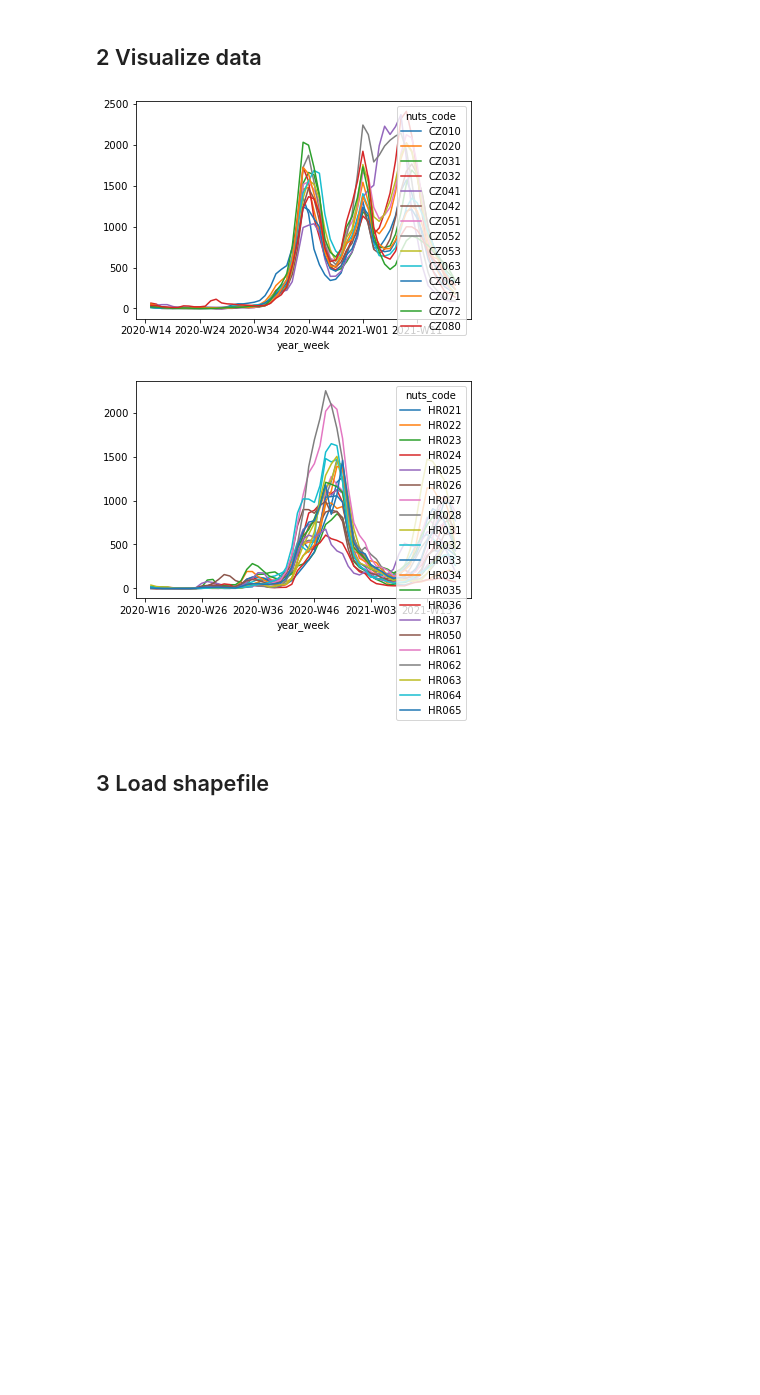
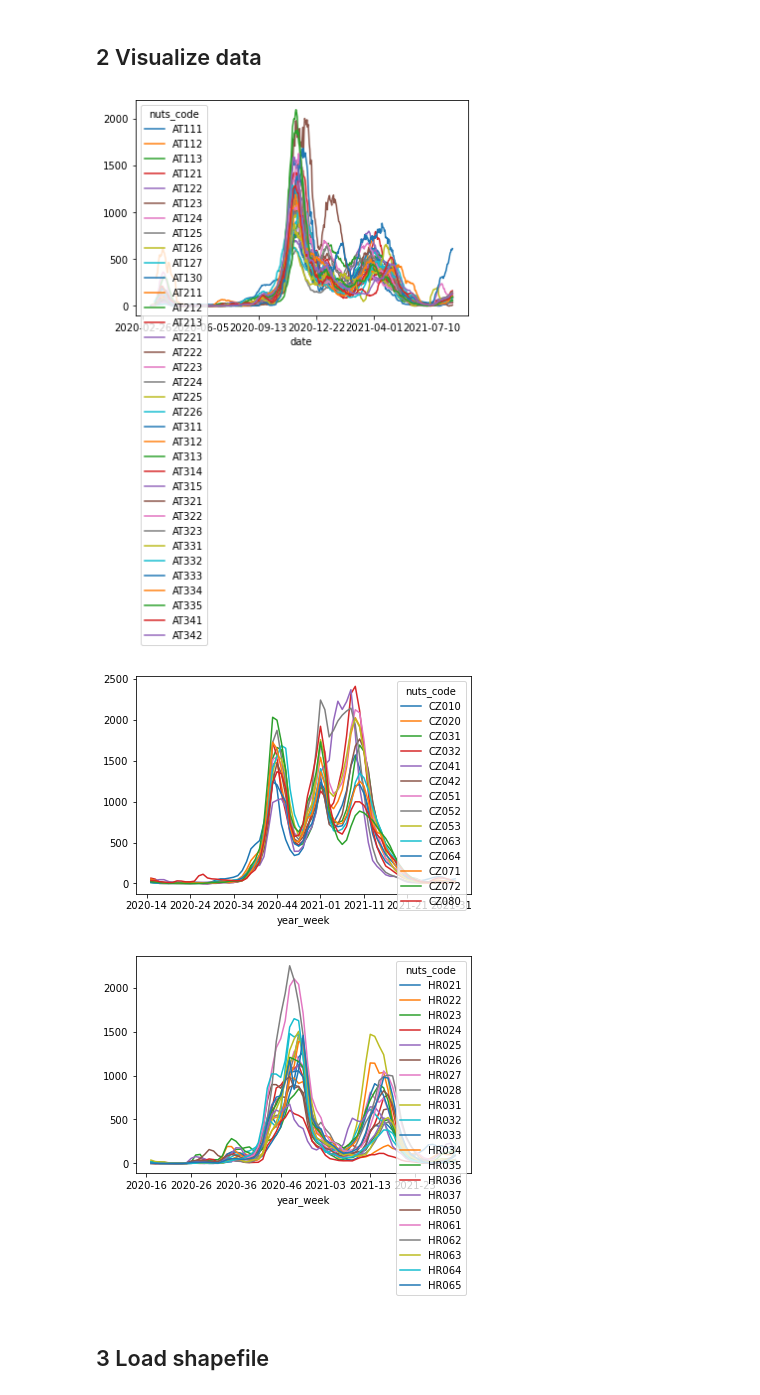
Before and after one commit to ProvaznikJan/CovidProject, a Jupyter notebook: Data interpreter.ipynb, the cells around one changed output. Cells and saved outputs as stored; diff of their text form; code cells hidden in the pictures; blank space fills up the shorter version.

```diff
--- a/Data interpreter.ipynb
+++ b/Data interpreter.ipynb
@@ -7,2 +13,11 @@
+# %%
+class Country:
+
+    def __init__(self, name, df):
+        self.name = name
+        self.df = df
+
+    def plot(self):
+        self.df.plot()
 # %% [markdown]
 ## 1 Load data
@@ -10,8 +24,7 @@ https://opendata.ecdc.europa.eu/covid19/subnationalcaseweekly/csv
 # %%
-# Load Data
-import pandas as pd
+# Load the weekly data
 url ="https://opendata.ecdc.europa.eu/covid19/subnationalcaseweekly/csv"
-df = pd.read_csv(url, sep=',')
+weekly = pd.read_csv(url, sep=',')
 
-# Load the daily data too:
-daily = pd.read_csv('C:/Users/jenda/Documents/B Škola/Semestr 12/IES Data Processing/data.csv')
+# Load the daily data from downloaded file
+daily = pd.read_csv("covid_daily_data.csv", sep=',')
@@ -18,22 +47,37 @@ daily = pd.read_csv('C:/Users/jenda/Documents/B Škola/Semestr 12/IES Data Proce
 # %% [markdown]
 ## 2 Visualize data
-# %%
-# slice data from Czech regions as an example
-df_cz = df.loc[df['country'] == 'Czechia']
-df_cz = df_cz.pivot(index='year_week', columns='nuts_code', values='rate_14_day_per_100k')
-df_cz.plot()
-
-
-# create a function that inputs country name and outputs this graphic
-def country_plot(country):
-    df_country= df.loc[df['country'] == country]
-    df_country = df_country.pivot(index='year_week', columns='nuts_code', values='rate_14_day_per_100k')
-    df_country.plot()
-
-country_plot('Croatia')
-# %% [output]
-[figure, removed]
-[figure, removed]
+# %%
+# Slice data from Austrian regions as an example
+daily_au = daily.loc[daily['country'] == 'Austria']
+daily_au = daily_au.pivot(index='date', columns='nuts_code', values='rate_14_day_per_100k')
+daily_au.plot()
+
+# Slice data from Czech regions as an example
+weekly_cz = weekly.loc[weekly['country'] == 'Czechia']
+weekly_cz = weekly_cz.pivot(index='year_week', columns='nuts_code', values='rate_14_day_per_100k')
+weekly_cz.plot()
+
+# Define a function that inputs a dataframe, country name and index then returns only the country's dataframe
+def get_country_df(df, country, index):
+    df_country= df.loc[df['country'] == country]
+    df_country = df_country.pivot(index=index, columns='nuts_code', values='rate_14_day_per_100k')
+    return df_country
+
+# Create dictionary that maps from country name to Country() object
+countries = {}
+
+# Store all countries in weekly dataset with their own dataframe separately
+for country in weekly['country'].unique():
+    df = get_country_df(weekly, country, index='year_week')
+    country_obj = Country(country, df)
+    countries[country] = country_obj
+
+# As an example, plot Croatia's covid cases, with a line for each region
+countries['Croatia'].plot()
+# %% [output]
+[figure, added]
+[figure, added]
+[figure, added]
 # %% [markdown]
 ## 3 Load shapefile
 # %%
```
Also changed, not shown: parts of 7 cells of this notebook, 1 other file.
